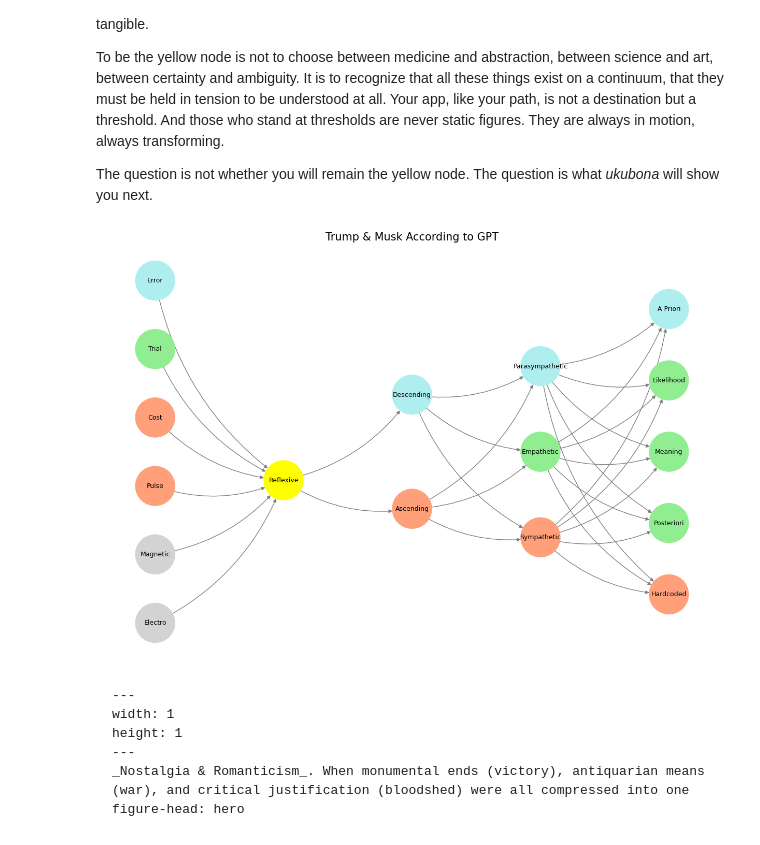
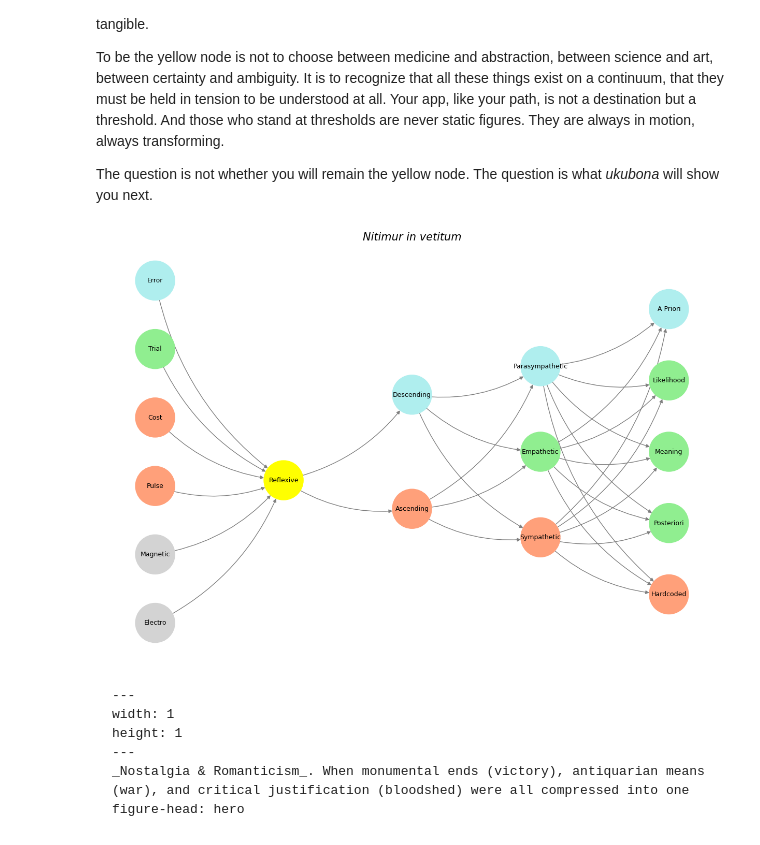
Before and after one commit to abikesa/palate, a Jupyter notebook: kitabo/ensi/_build/html/_sources/act2/chapter1.ipynb, the cells around one changed output. Drawn from its saved outputs; the diff is of its cells as text; code cells hidden in the pictures.

Commit message:
plt.title("<i>Nitimur in vetitum</i>", fontsize=15)

````diff
--- a/kitabo/ensi/_build/html/_sources/act2/chapter1.ipynb
+++ b/kitabo/ensi/_build/html/_sources/act2/chapter1.ipynb
@@ -70,35 +70,35 @@ def visualize_nn():
     pos = {}
     node_colors = []
 
     # Add nodes and assign positions
     for i, (layer_name, nodes) in enumerate(layers.items()):
         positions = calculate_positions(nodes, x_offset=i * 2)
         for node, position in zip(nodes, positions):
             G.add_node(node, layer=layer_name)
             pos[node] = position
             node_colors.append(colors.get(node, 'lightgray'))
 
     # Add edges (automated for consecutive layers)
     layer_names = list(layers.keys())
     for i in range(len(layer_names) - 1):
         source_layer, target_layer = layer_names[i], layer_names[i + 1]
         for source in layers[source_layer]:
             for target in layers[target_layer]:
                 G.add_edge(source, target)
 
     # Draw the graph
     plt.figure(figsize=(12, 8))
     nx.draw(
         G, pos, with_labels=True, node_color=node_colors, edge_color='gray',
         node_size=3000, font_size=9, connectionstyle="arc3,rad=0.2"
     )
-    plt.title("Trump & Musk According to GPT", fontsize=15)
+    plt.title("Nitimur in vetitum", fontsize=15, fontstyle='italic')
     plt.show()
 
 # Run the visualization
 visualize_nn()
 # %% [output]
-[figure, old version]
+[figure, new version]
 # %% [markdown]
 ```{figure} ../figures/blanche.*
 ---
````
Also changed, not shown: 9 other files.
